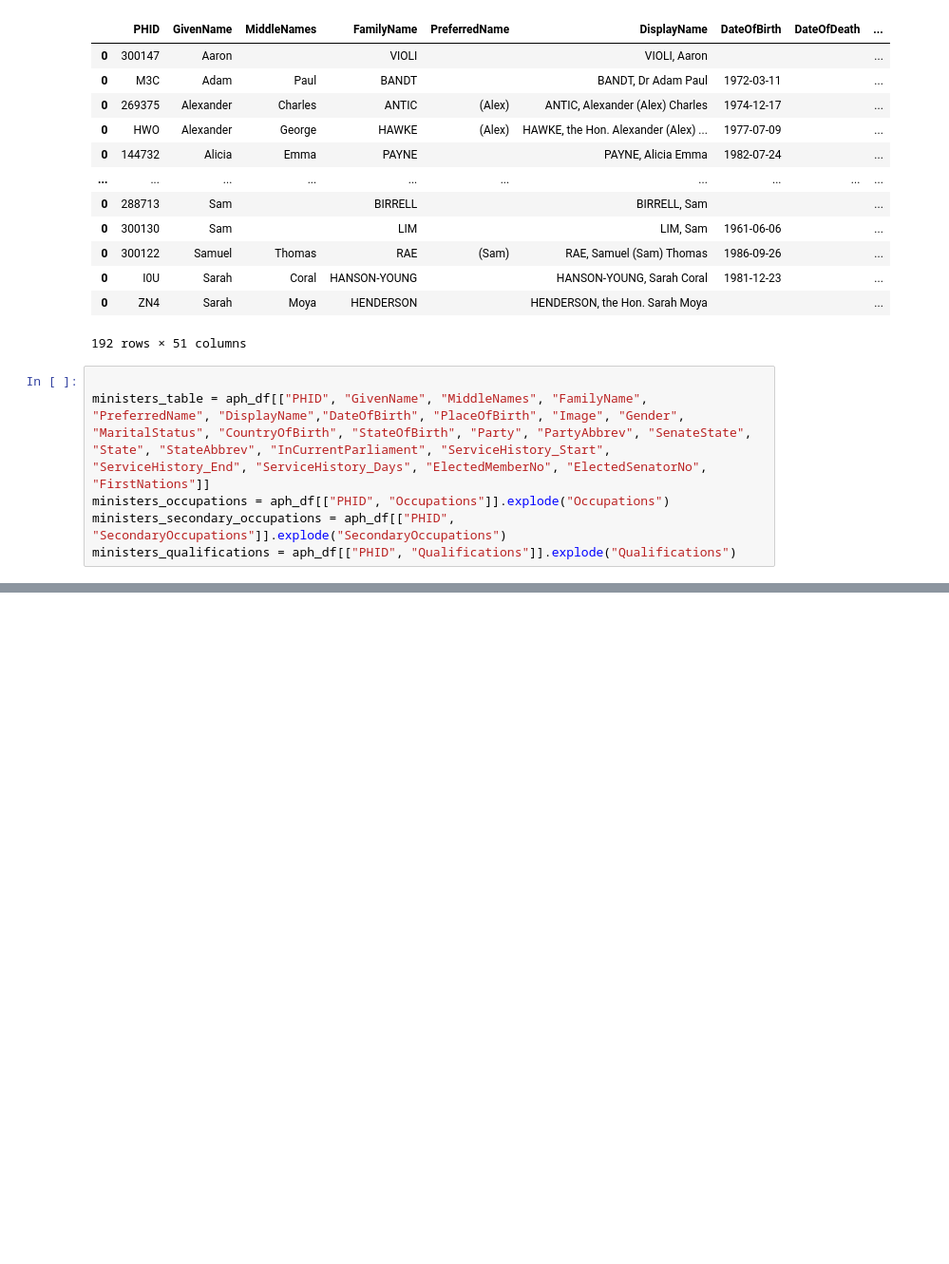
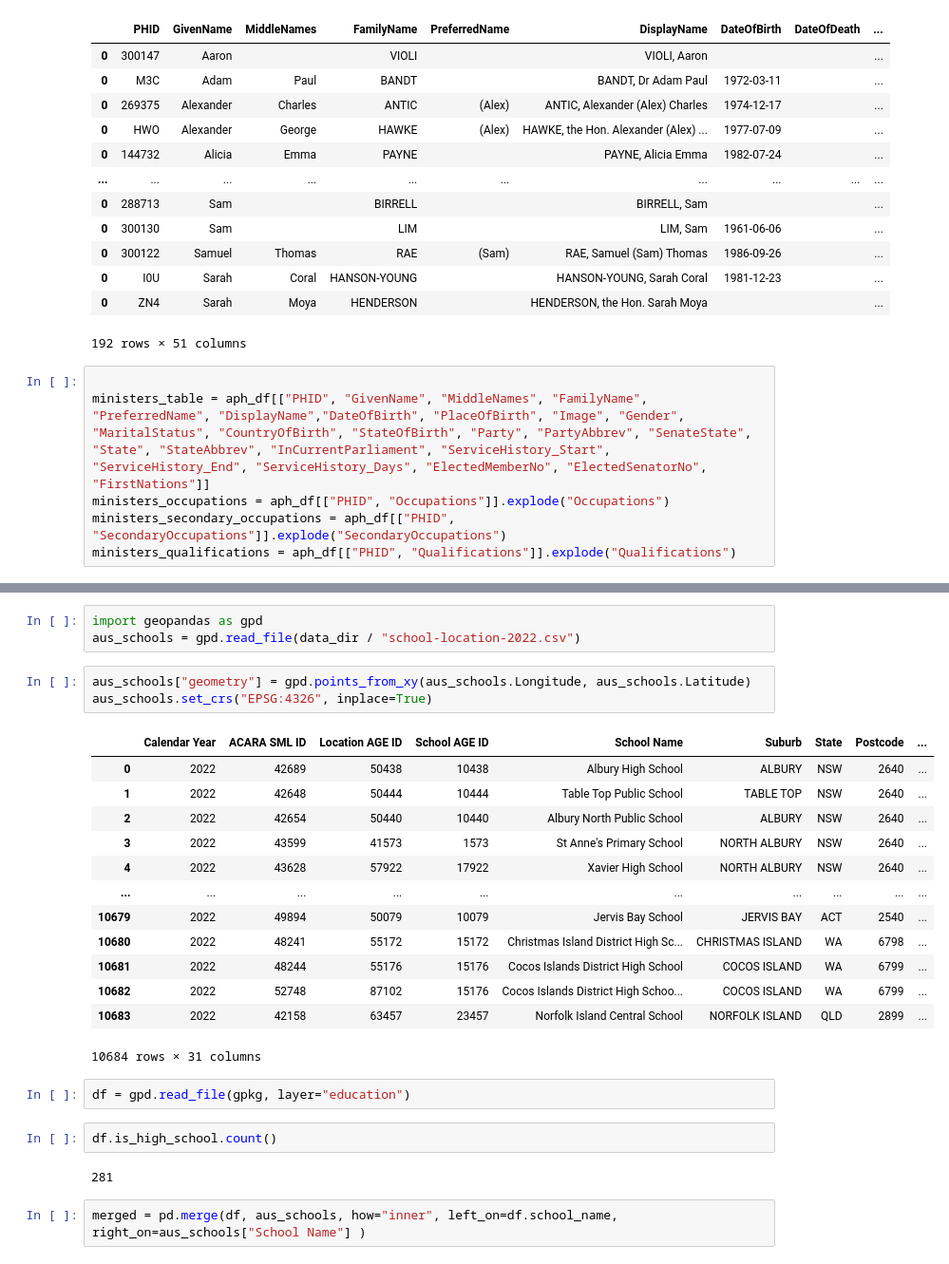
Before and after one commit to Mappboy/apemap, a Jupyter notebook: notebooks/aph_data.ipynb, the cells around one changed output, grey strips where cells are left out. Shown: that part at 95% size. Saved outputs shown, nothing was run; the diff lists cells and outputs as text; blank space fills up the shorter version.

```diff
--- a/notebooks/aph_data.ipynb
+++ b/notebooks/aph_data.ipynb
@@ -40,2 +42,30 @@ ministers_qualifications.dropna().to_sql("ministers_secondary_qualifications", d
 # %% [output]
 361
+# %%
+import geopandas as gpd
+aus_schools = gpd.read_file(data_dir / "school-location-2022.csv")
+# %%
+aus_schools["geometry"] = gpd.points_from_xy(aus_schools.Longitude, aus_schools.Latitude)
+aus_schools.set_crs("EPSG:4326", inplace=True)
+# %% [output]
+|  | Calendar Year | ACARA SML ID | Location AGE ID | School AGE ID | School Name | Suburb | State | Postcode | ... |
+| 0 | 2022 | 42689 | 50438 | 10438 | Albury High School | ALBURY | NSW | 2640 | ... |
+| 1 | 2022 | 42648 | 50444 | 10444 | Table Top Public School | TABLE TOP | NSW | 2640 | ... |
+| 2 | 2022 | 42654 | 50440 | 10440 | Albury North Public School | ALBURY | NSW | 2640 | ... |
+| 3 | 2022 | 43599 | 41573 | 1573 | St Anne's Primary School | NORTH ALBURY | NSW | 2640 | ... |
+| 4 | 2022 | 43628 | 57922 | 17922 | Xavier High School | NORTH ALBURY | NSW | 2640 | ... |
+| ... | ... | ... | ... | ... | ... | ... | ... | ... | ... |
+| 10679 | 2022 | 49894 | 50079 | 10079 | Jervis Bay School | JERVIS BAY | ACT | 2540 | ... |
+| 10680 | 2022 | 48241 | 55172 | 15172 | Christmas Island District High Sc... | CHRISTMAS ISLAND | WA | 6798 | ... |
+| 10681 | 2022 | 48244 | 55176 | 15176 | Cocos Islands District High School | COCOS ISLAND | WA | 6799 | ... |
+| 10682 | 2022 | 52748 | 87102 | 15176 | Cocos Islands District High Schoo... | COCOS ISLAND | WA | 6799 | ... |
+| 10683 | 2022 | 42158 | 63457 | 23457 | Norfolk Island Central School | NORFOLK ISLAND | QLD | 2899 | ... |
+10684 rows × 31 columns
+# %%
+df = gpd.read_file(gpkg, layer="education")
+# %%
+df.is_high_school.count()
+# %% [output]
+281
+# %%
+merged = pd.merge(df, aus_schools, how="inner", left_on=df.school_name, right_on=aus_schools["School Name"] )
```
Also changed, not shown: parts of 7 cells of this notebook, 2 other files.
